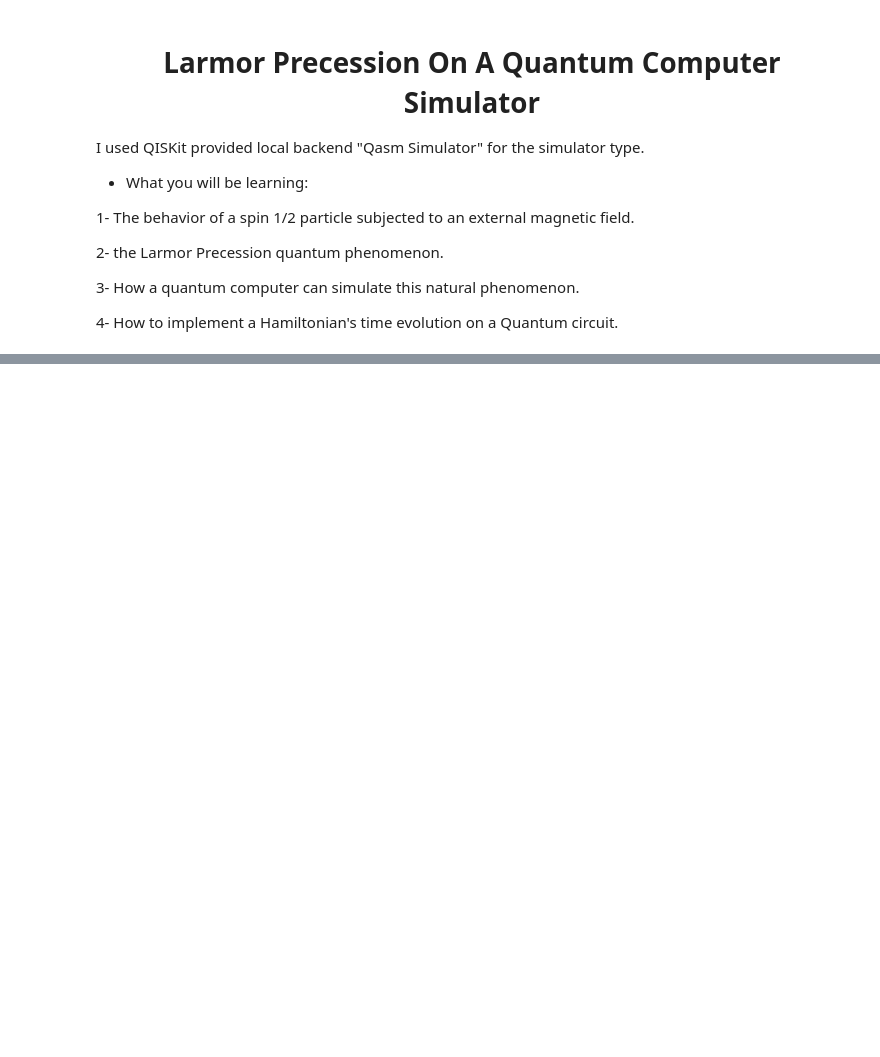
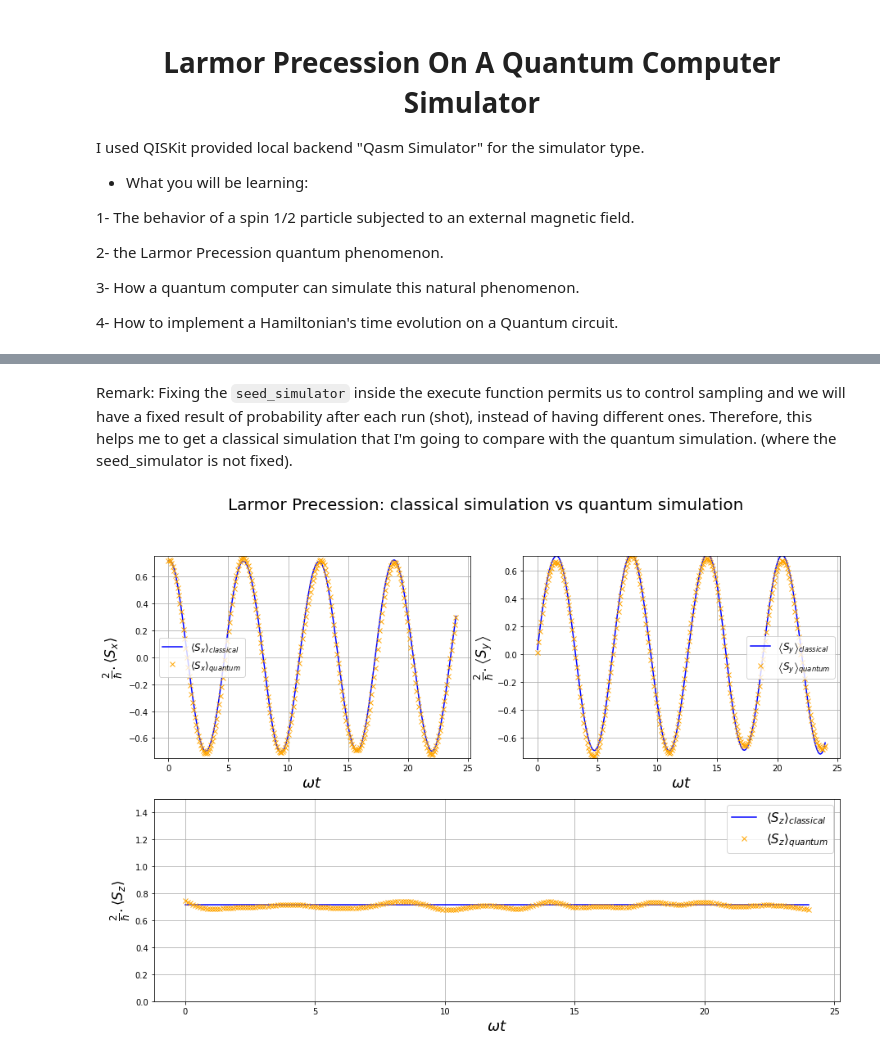
Before and after one commit to walid-mk/Larmor.Precession.on.quantum.computer, a Jupyter notebook: Larmor.Precession/larmor.precession.on.qubit.ipynb, the cells around one changed output, grey strips where cells are left out. Saved outputs shown, nothing was run; the diff lists cells and outputs as text; code cells hidden in the pictures; blank space fills up the shorter version.

Commit message:
Update
Fixed typos plus a classical and quantum simulation comparison.

```diff
--- a/Larmor.Precession/larmor.precession.on.qubit.ipynb
+++ b/Larmor.Precession/larmor.precession.on.qubit.ipynb
@@ -218,3 +227,64 @@ def probability(circuit, measure):
         T.append(t)
 
     return pr_0, pr_1, expc, T
+# %% [markdown]
+Remark: Fixing the `seed_simulator` inside the execute function permits us to control sampling and we will have a fixed result of probability after each run (shot), instead of having different ones. Therefore, this helps me to get a classical simulation that I'm going to compare with the quantum simulation. (where the seed_simulator is not fixed).
+# %%
+def smooth_line(axe, seed):
+# Using some Matplotlib and Scipy functions to get nice and smooth lines.
+    time = np.array(probability(circuit,'Z', seed)[3])
+    x_time_smooth = np.linspace(time.min(),time.max(),250)
+    spl = make_interp_spline(time, probability(circuit, axe, seed)[2], k=3)
+    y_expec_smooth = spl(x_time_smooth)
+
+    return x_time_smooth, y_expec_smooth
+# %%
+fig, axs = plt.subplots(ncols=4, nrows=2, figsize=(15, 10), gridspec_kw={'wspace': 0.4})
+gs = axs[0, 0].get_gridspec()
+for ax in axs.ravel():
+    ax.remove()
+
+fig.suptitle("Larmor Precession: classical simulation vs quantum simulation", fontsize=20)
+ax1 = fig.add_subplot(gs[0, :2])
+###########################<X>############################
+ax1.plot(smooth_line('X', seed=True)[0], smooth_line('X', seed=True)[1]
+         , color='blue',linestyle='-', label=r'$\left\langle S_{x} \right\rangle_{classical}\;$')
+ax1.plot(smooth_line('X', seed=False)[0], smooth_line('X', seed=False)[1],'x', color='orange'
+         , label=r'$\left\langle S_{x} \right\rangle_{quantum}\;$')
+
+ax1.set_xlabel(r'$\omega t$',{'color': 'black', 'fontsize': 18})
+ax1.set_ylabel(r'$\frac{2}{\hbar} . \left\langle S_{x} \right\rangle\;$', {'color': 'black', 'fontsize': 17})
+ax1.set_ylim(min(smooth_line('X', seed=False)[1]), max(smooth_line('X', seed=False)[1]))
+ax1.legend(fontsize=12)
+ax1.grid(True)
+
+########################<Y>##############################
+ax2 = fig.add_subplot(gs[0, 2:])
+ax2.plot(smooth_line('Y', seed=True)[0], smooth_line('Y', seed=True)[1]
+         , color='blue',linestyle='-', label=r'$\left\langle S_{y} \right\rangle_{classical}\;$')
+ax2.plot(smooth_line('Y', seed=False)[0], smooth_line('Y', seed=False)[1],'x', color='orange'
+         , label=r'$\left\langle S_{y} \right\rangle_{quantum}\;$')
+
+ax2.set_xlabel(r'$\omega t$',{'color': 'black', 'fontsize': 18})
+ax2.set_ylabel(r'$\frac{2}{\hbar} . \left\langle S_{y} \right\rangle\;$',
+               {'color': 'black', 'fontsize': 17}, labelpad=2.3)
+ax2.set_ylim(min(smooth_line('Y', seed=False)[1]), max(smooth_line('Y', seed=False)[1]))
+ax2.legend(fontsize=12)
+ax2.grid(True)
+
+##########################<Z>##################################
+ax3 = fig.add_subplot(gs[1, :])
+
+ax3.plot(smooth_line('Z', seed=True)[0], smooth_line('Z', seed=True)[1],'-', color='blue', label=r'$\left\langle S_{z} \right\rangle_{classical}\;$')
+ax3.plot(smooth_line('Z', seed=False)[0], smooth_line('Z', seed=False)[1],'x', color='orange', linewidth=20, label=r'$\left\langle S_{z} \right\rangle_{quantum}\;$')
+
+ax3.set_xlabel(r'$\omega t$',
+           {'color': 'black', 'fontsize': 18})
+ax3.set_ylabel(r'$\frac{2}{\hbar} . \left\langle S_{z} \right\rangle\;$',
+           {'color': 'black', 'fontsize': 17})
+ax3.set_ylim([0, 1.5])
+ax3.legend(fontsize=15)
+ax3.grid(True)
+plt.show()
+# %% [output]
+[figure, added]
```
Also changed, not shown: parts of 15 cells of this notebook.
